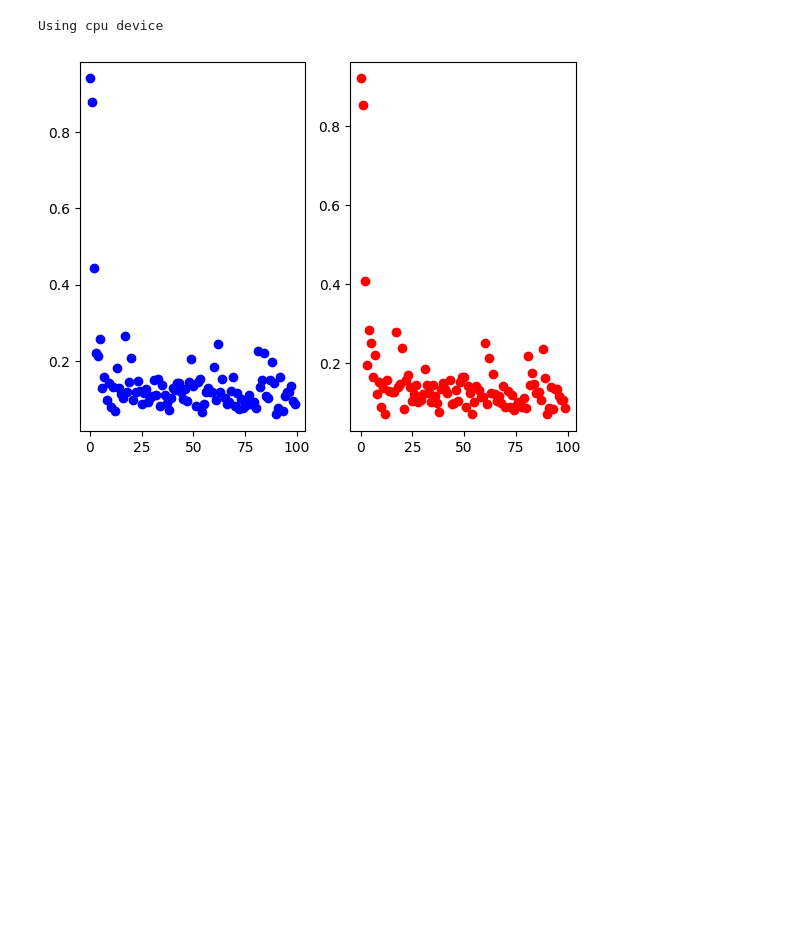
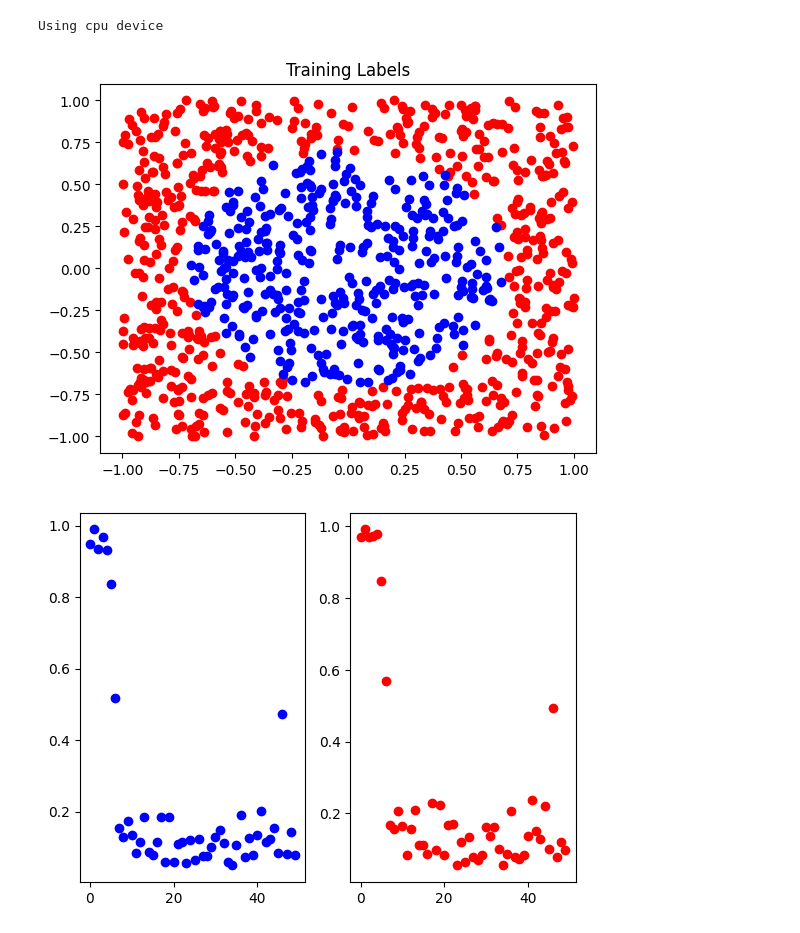
Before and after one commit to bsgreenb/math-tools, a Jupyter notebook: ml/circle_torch.ipynb, the cells around one changed output. Cells and saved outputs as stored; diff of their text form; code cells hidden in the pictures; blank space fills up the shorter version.

```diff
--- a/ml/circle_torch.ipynb
+++ b/ml/circle_torch.ipynb
@@ -19,7 +19,7 @@ class NeuralNetwork(nn.Module):
     TRAINING_INPUT_N = 1000
     TESTING_INPUT_N = 300
     RNG = np.random.default_rng()
-    EPOCH_LIMIT = 200
+    EPOCH_LIMIT = 50
 
     def __init__(self):
         super().__init__()
@@ -43,17 +43,34 @@ class NeuralNetwork(nn.Module):
         self.e_ins = np.empty(self.EPOCH_LIMIT)
         self.e_outs = np.empty(self.EPOCH_LIMIT)
 
+    def display_labels(self, title, inputs, outputs):
+        plt.title(title)
+        negative_output_ids = np.nonzero(outputs < 0)
+        positive_output_ids = np.nonzero(outputs > 0)
+
+        negative_inputs = inputs[negative_output_ids]
+        xs = negative_inputs[:,0,0]
+        ys = negative_inputs[:,0,1]
+        plt.scatter(xs, ys, c='red')
+
+        positive_inputs = inputs[positive_output_ids]
+        xs = positive_inputs[:,0,0]
+        ys = positive_inputs[:,0,1]
+
+        plt.scatter(xs, ys, c='blue')
+
+        plt.show()
+
     def generate_inputs(self, N):
-        return self.RNG.uniform(-1,1,(N, 2))
+        return torch.from_numpy(self.RNG.uniform(-1,1,(N, 2))).to(torch.float32)
 
     def generate_outputs(self, inputs):
         # Circle function (our target function):
         # If x_1^2 + x_2^2 < .5, then we are inside our circle (return +1) (which has radius of sqrt(.5) =~ .707).  else return -1.
-        return np.sign(.5 - (np.square(inputs[:,0]) + np.square(inputs[:,1])))
+        return torch.sign(.5 - (torch.square(inputs[:,0]) + torch.square(inputs[:,1])))
 
     def forward(self, x):
         # Get the shape right
-        x = torch.unsqueeze(torch.from_numpy(x).to(torch.float32), 0)
         prediction = self.layers(x)
         return prediction
 
@@ -72,43 +89,46 @@ class NeuralNetwork(nn.Module):
                 training_input = training_inputs[training_input_id]
                 optimizer.zero_grad()
 
-                prediction = self.forward(training_input)
+                prediction = self.forward(torch.unsqueeze(training_input, 0))
 
-                training_output = torch.unsqueeze(torch.tensor([training_outputs[training_input_id]]).to(torch.float32), 0)
+                training_output = torch.reshape(training_outputs[training_input_id], (1,1))
+
                 loss = self.loss_function(prediction, training_output)
-
 
                 loss.backward()
                 optimizer.step()
 
             # Report E_in and E_out for the epoch
             avg_e_in = self.test(training_inputs, training_outputs)
             self.e_ins[epoch_count] = avg_e_in
             avg_e_out = self.test(self.testing_inputs, self.testing_outputs)
             self.e_outs[epoch_count] = avg_e_out
 
     def test(self, inputs, outputs):
         total_loss = 0
         for input_id, test_input in enumerate(inputs):
-            prediction = self.forward(test_input)
+            prediction = self.forward(torch.unsqueeze(test_input, 0))
 
-            test_output = torch.unsqueeze(torch.tensor([outputs[input_id]]).to(torch.float32), 0)
+            test_output = torch.reshape(outputs[input_id], (1,1))
             loss = self.loss_function(prediction, test_output)
 
             total_loss += loss
 
         return total_loss / len(inputs)
 
 
     def display_errs(self):
         figure, axis = plt.subplots(1, 2)
         axis[0].scatter(range(0, self.EPOCH_LIMIT), self.e_ins, c='blue')
         axis[1].scatter(range(0, self.EPOCH_LIMIT), self.e_outs, c='red')
         plt.show()
 
 model = NeuralNetwork().to(device)
+model.display_labels('Training Labels', model.training_inputs, model.training_outputs)
 model.train()
 model.display_errs()
+model.display_labels('Final Testing Predictions', model.testing_inputs, model.forward(model.testing_inputs))
 # %% [output]
 Using cpu device
-[figure, old version]
+[figure, new version]
+[figure, added]
```
Also changed, not shown: parts of 1 cell of this notebook.
